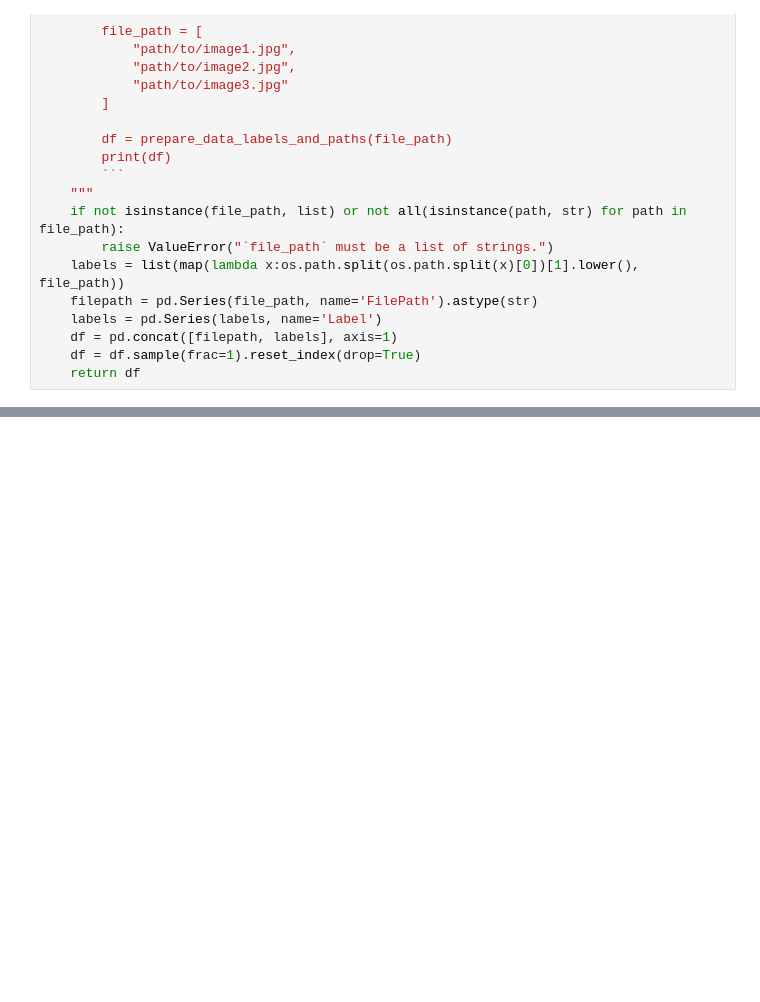
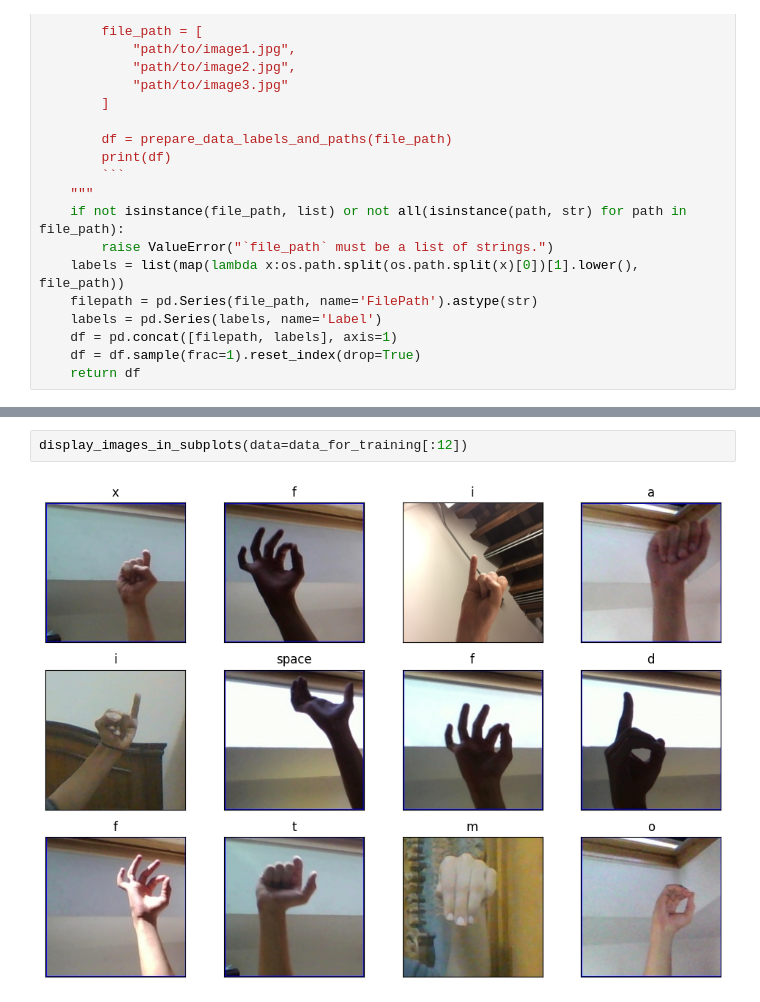
Before and after one commit to Mousa-mahmood-hilal/American_Sign_Language-, a Jupyter notebook: American_Sign_Language.ipynb, the cells around one changed output, grey strips where cells are left out. Drawn from its saved outputs; the diff is of its cells as text; blank space fills up the shorter version.

```diff
--- a/American_Sign_Language.ipynb
+++ b/American_Sign_Language.ipynb
@@ -132,0 +203,4 @@ len(data_for_training)
+# %%
+display_images_in_subplots(data=data_for_training[:12])
+# %% [output]
+[figure, added]
```
Also changed, not shown: parts of 47 cells of this notebook.
